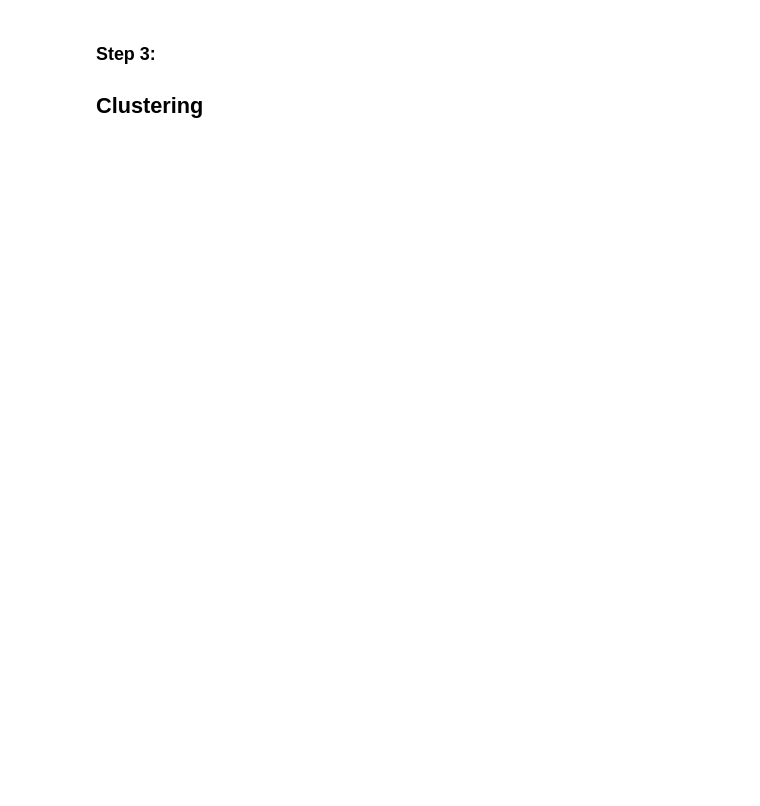
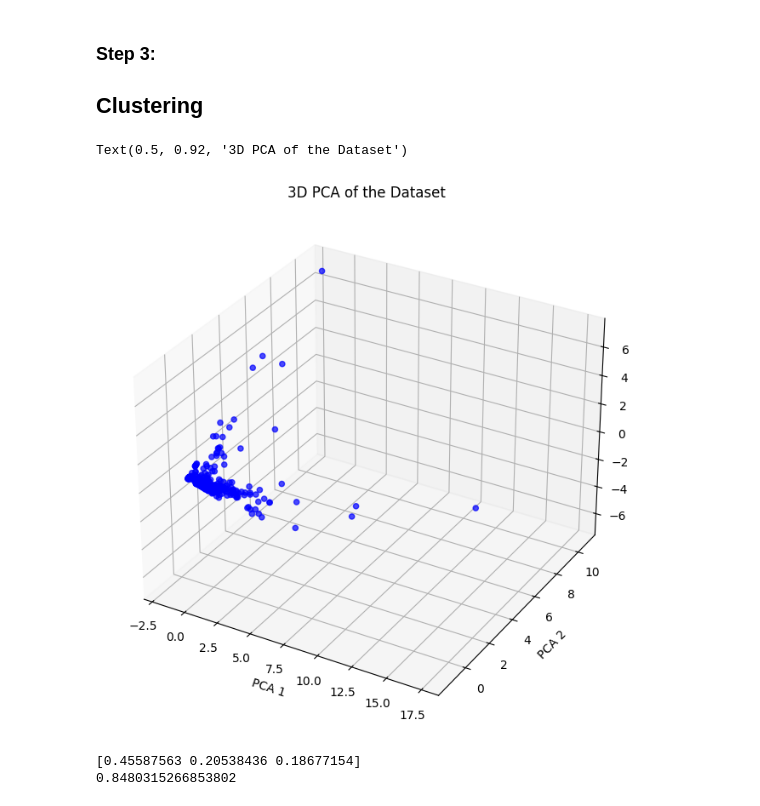
Before and after one commit to idokapel/Advanced-Machine-Learning-Final-Project, a Jupyter notebook: youtube_project.ipynb, the cells around one changed output. Drawn from its saved outputs; the diff is of its cells as text; code cells hidden in the pictures; blank space fills up the shorter version.

Commit message:
updated project

```diff
--- a/youtube_project.ipynb
+++ b/youtube_project.ipynb
@@ -263,3 +324,31 @@ This consistency across different anomaly detection algorithms suggests a high c
 # %% [markdown]
 ### Step 3:
 ## Clustering
+# %%
+from sklearn.decomposition import PCA
+import matplotlib.pyplot as plt
+import seaborn as sns
+
+# Assuming data_subset_scaled is your preprocessed dataset ready for PCA
+pca = PCA(n_components=3)
+data_pca = pca.fit_transform(data_subset_scaled)
+
+# For 3D visualization
+fig = plt.figure(figsize=(10, 8))
+ax = fig.add_subplot(111, projection='3d')
+
+# Scatter plot for the first three PCA components
+ax.scatter(data_pca[:, 0], data_pca[:, 1], data_pca[:, 2], alpha=0.7, c='blue')
+ax.set_xlabel('PCA 1')
+ax.set_ylabel('PCA 2')
+ax.set_zlabel('PCA 3')
+ax.set_title('3D PCA of the Dataset')
+# %% [output]
+Text(0.5, 0.92, '3D PCA of the Dataset')
+[figure, added]
+# %%
+print(pca.explained_variance_ratio_)
+print(np.sum(pca.explained_variance_ratio_))
+# %% [output]
+[0.45587563 0.20538436 0.18677154]
+0.8480315266853802
```
Also changed, not shown: parts of 10 cells of this notebook.
